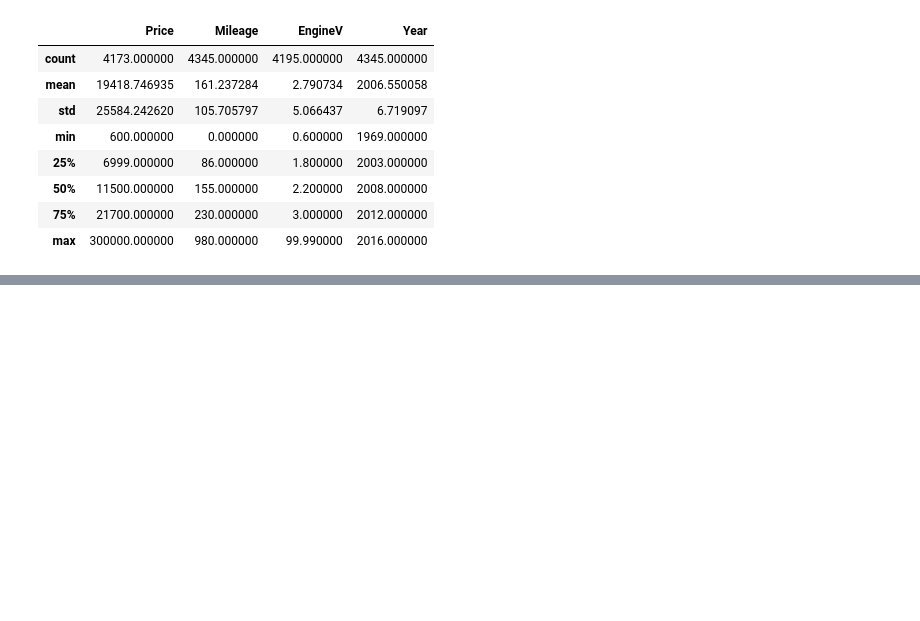
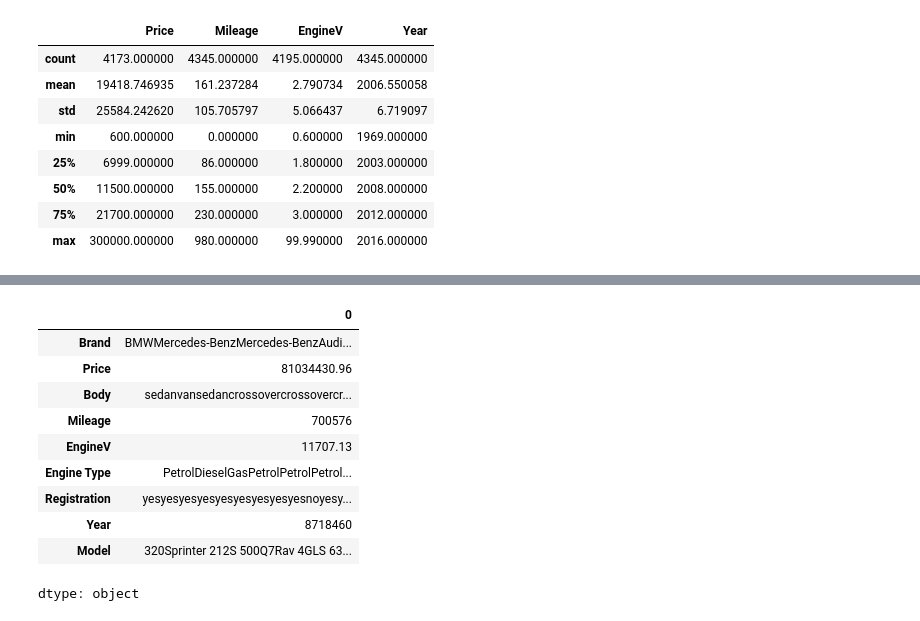
Before and after one commit to prachiTyagi182/pandas, a Jupyter notebook: Udemy_pandas_session.ipynb, the cells around one changed output, grey strips where cells are left out. Drawn from its saved outputs; the diff is of its cells as text; code cells hidden in the pictures; blank space fills up the shorter version.

```diff
--- a/Udemy_pandas_session.ipynb
+++ b/Udemy_pandas_session.ipynb
@@ -87,0 +123,14 @@ car_sales.describe()
+# %%
+car_sales.sum()
+# %% [output]
+|  | 0 |
+| Brand | BMWMercedes-BenzMercedes-BenzAudi... |
+| Price | 81034430.96 |
+| Body | sedanvansedancrossovercrossovercr... |
+| Mileage | 700576 |
+| EngineV | 11707.13 |
+| Engine Type | PetrolDieselGasPetrolPetrolPetrol... |
+| Registration | yesyesyesyesyesyesyesyesyesnoyesy... |
+| Year | 8718460 |
+| Model | 320Sprinter 212S 500Q7Rav 4GLS 63... |
+dtype: object
```
Also changed, not shown: parts of 7 cells of this notebook.
